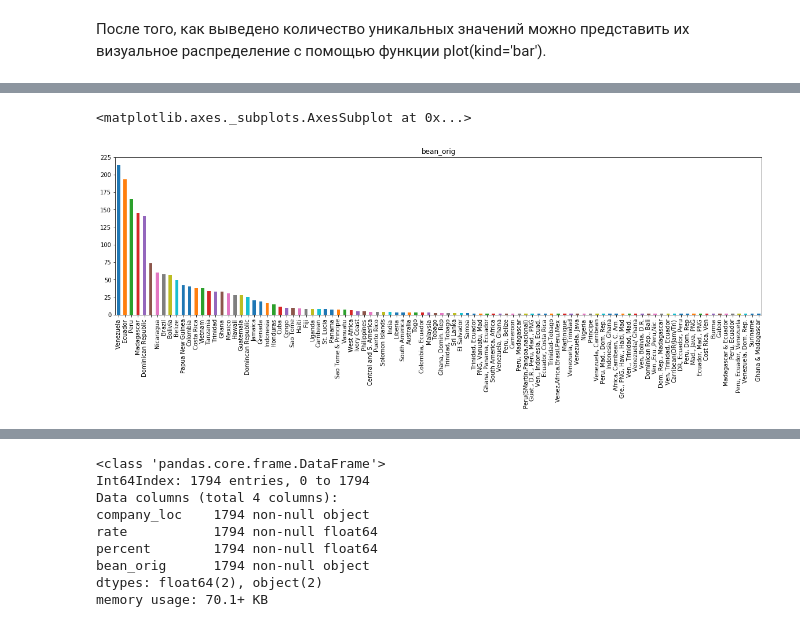
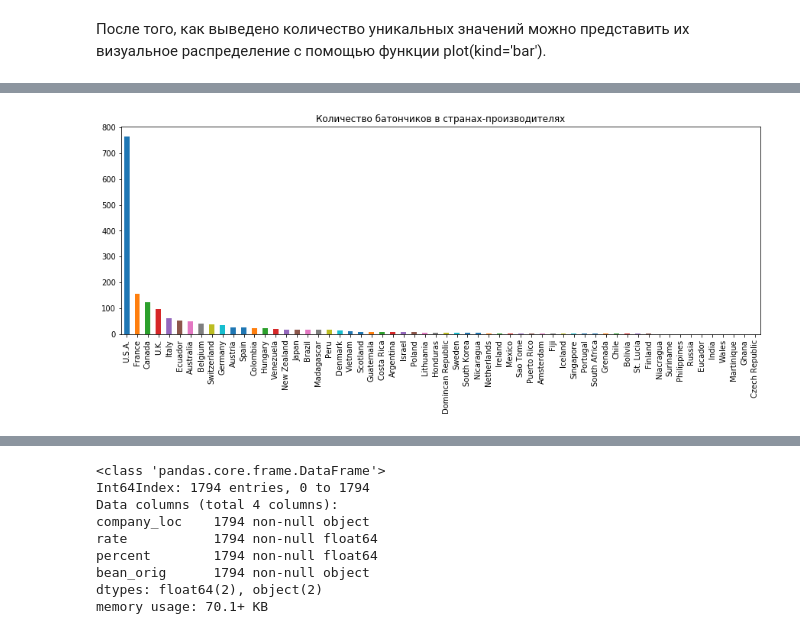
Before and after one commit to experimen/Repository_1, a Jupyter notebook: 1/Lab1.ipynb, the cells around one changed output, grey strips where cells are left out. Saved outputs shown, nothing was run; the diff lists cells and outputs as text; code cells hidden in the pictures.

```diff
--- a/1/Lab1.ipynb
+++ b/1/Lab1.ipynb
@@ -151,5 +144,7 @@ best_bar.company_loc.value_counts().plot(kind = 'bar', figsize = (15, 5), title
-# %%
-best_bar.bean_orig.value_counts().plot(kind = 'bar', figsize = (20, 5), title = 'bean_orig')
-# %% [output]
-<matplotlib.axes._subplots.AxesSubplot at 0x...>
-[figure, removed]
+# %%
+plt.figure(figsize=(15, 5))
+best_bar['company_loc'].value_counts().plot(kind='bar')
+plt.title('Количество батончиков в странах-производителях')
+plt.show()
+# %% [output]
+[figure, added]
```
Also changed, not shown: parts of 44 cells of this notebook.
